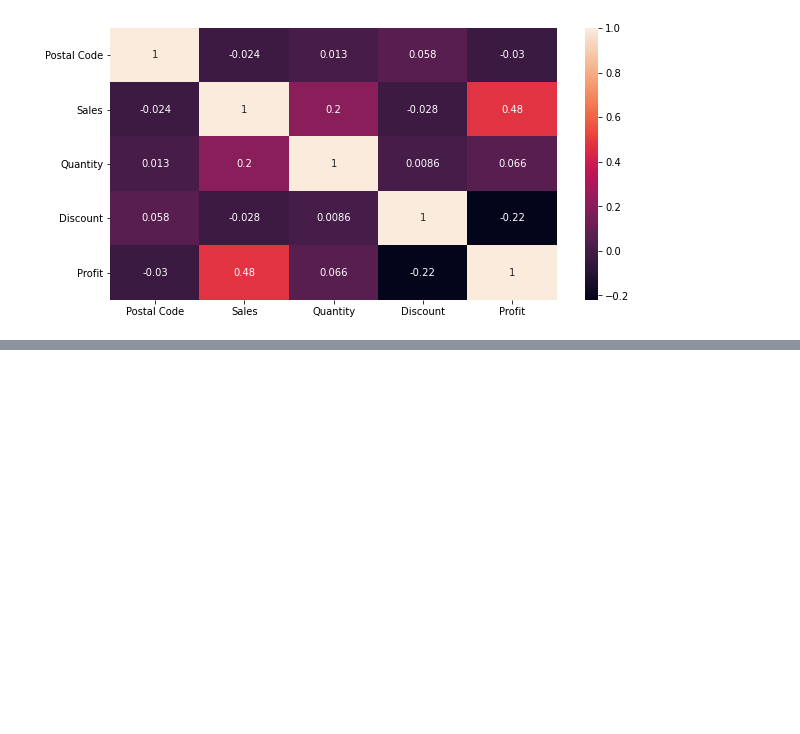
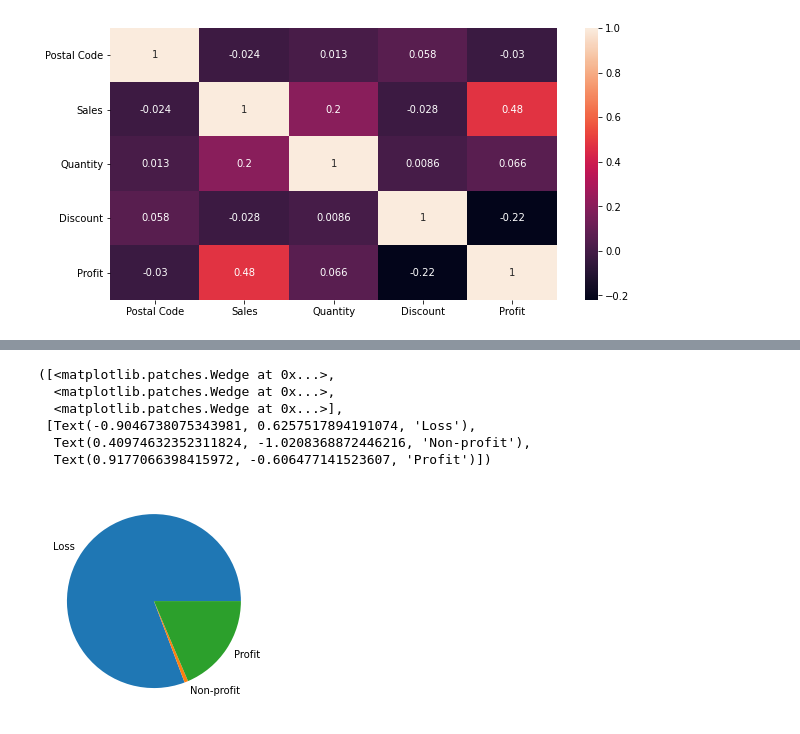
Before and after one commit to Nihad-AO/The-Sparks-Foundation-internship, a Jupyter notebook: TASK_3ipynb.ipynb, the cells around one changed output, grey strips where cells are left out. Saved outputs shown, nothing was run; the diff lists cells and outputs as text; code cells hidden in the pictures; blank space fills up the shorter version.

```diff
--- a/TASK_3ipynb.ipynb
+++ b/TASK_3ipynb.ipynb
@@ -293,0 +304,10 @@ sns.heatmap(dataset.corr(),annot=True)
+# %%
+plt.pie(summary,labels=['Loss','Non-profit','Profit'])
+# %% [output]
+([<matplotlib.patches.Wedge at 0x...>,
+  <matplotlib.patches.Wedge at 0x...>,
+  <matplotlib.patches.Wedge at 0x...>],
+ [Text(-0.9046738075343981, 0.6257517894191074, 'Loss'),
+  Text(0.40974632352311824, -1.0208368872446216, 'Non-profit'),
+  Text(0.9177066398415972, -0.606477141523607, 'Profit')])
+[figure, added]
```
Also changed, not shown: parts of 2 cells of this notebook.
